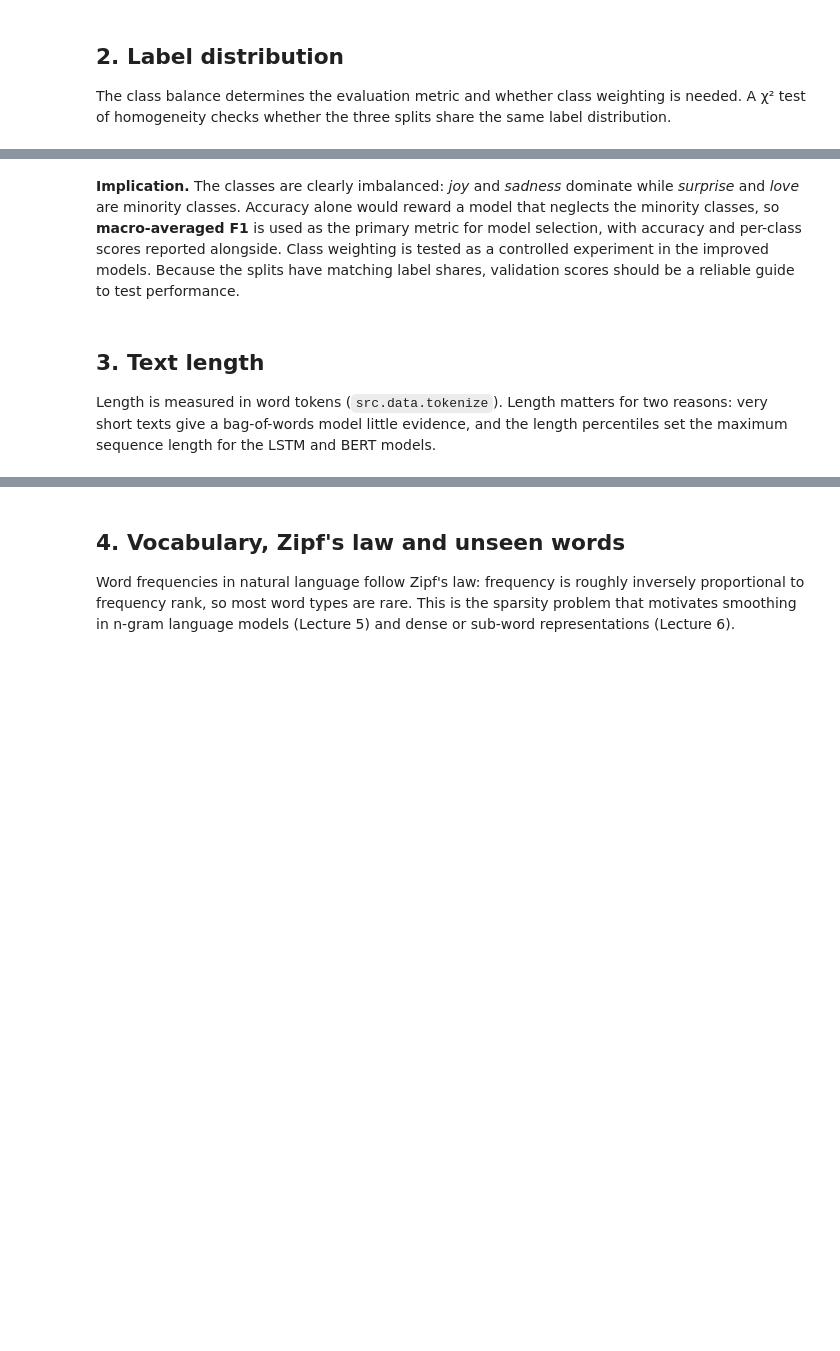
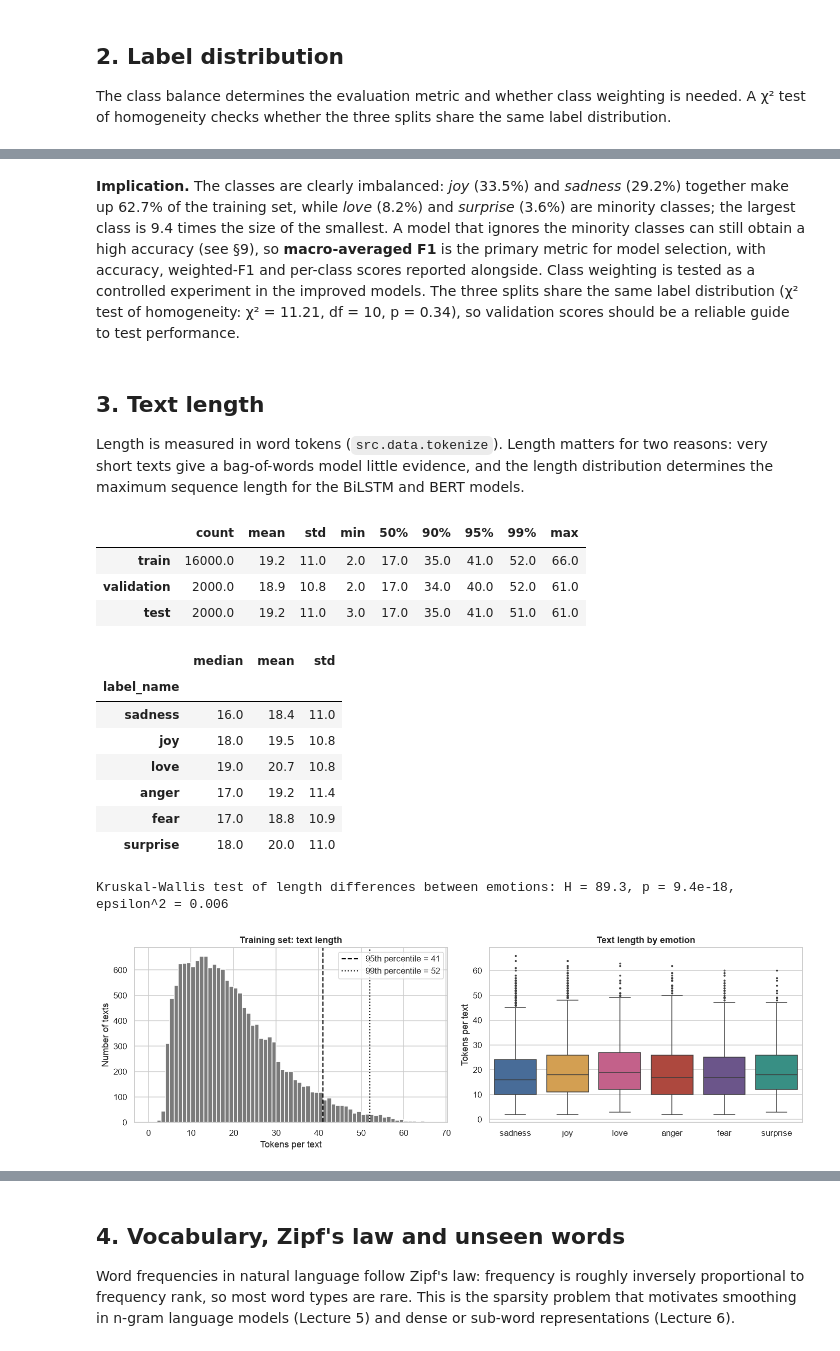
Before and after one commit to Cecile1015/emotion-mirror-cbs4702, a Jupyter notebook: notebooks/01_eda.ipynb, the cells around one changed output, grey strips where cells are left out. Cells and saved outputs as stored; diff of their text form; code cells hidden in the pictures; blank space fills up the shorter version.

Commit message:
EDA: revise implications, add slice analysis, fix confusion-matrix grid

```diff
--- a/notebooks/01_eda.ipynb
+++ b/notebooks/01_eda.ipynb
@@ -122,39 +151,55 @@ plt.show()
 # %% [markdown]
-**Implication.** The classes are clearly imbalanced: *joy* and *sadness* dominate while *surprise* and *love* are minority classes. Accuracy alone would reward a model that neglects the minority classes, so **macro-averaged F1** is used as the primary metric for model selection, with accuracy and per-class scores reported alongside. Class weighting is tested as a controlled experiment in the improved models. Because the splits have matching label shares, validation scores should be a reliable guide to test performance.
+**Implication.** The classes are clearly imbalanced: *joy* (33.5%) and *sadness* (29.2%) together make up 62.7% of the training set, while *love* (8.2%) and *surprise* (3.6%) are minority classes; the largest class is 9.4 times the size of the smallest. A model that ignores the minority classes can still obtain a high accuracy (see §9), so **macro-averaged F1** is the primary metric for model selection, with accuracy, weighted-F1 and per-class scores reported alongside. Class weighting is tested as a controlled experiment in the improved models. The three splits share the same label distribution (χ² test of homogeneity: χ² = 11.21, df = 10, p = 0.34), so validation scores should be a reliable guide to test performance.
 # %% [markdown]
 ## 3. Text length
 
-Length is measured in word tokens (`src.data.tokenize`). Length matters for two reasons: very short texts give a bag-of-words model little evidence, and the length percentiles set the maximum sequence length for the LSTM and BERT models.
+Length is measured in word tokens (`src.data.tokenize`). Length matters for two reasons: very short texts give a bag-of-words model little evidence, and the length distribution determines the maximum sequence length for the BiLSTM and BERT models.
 # %%
 for df in splits.values():
     df["n_tokens"] = df["text"].map(lambda t: len(tokenize(t)))
 
 length_stats = pd.DataFrame({name: df["n_tokens"].describe(percentiles=[0.5, 0.9, 0.95, 0.99]) for name, df in splits.items()}).T
 display(length_stats.round(1))
 
 by_class = train.groupby("label_name")["n_tokens"].agg(["median", "mean", "std"]).reindex(LABELS)
 display(by_class.round(1))
 
 h_stat, h_p = kruskal(*[train.loc[train["label_name"] == c, "n_tokens"] for c in LABELS])
-print(f"Kruskal-Wallis test of length differences between emotions: H = {h_stat:.1f}, p = {h_p:.2g}")
+eps_sq = h_stat / (len(train) - 1)  # epsilon-squared effect size for the Kruskal-Wallis H statistic
+print(f"Kruskal-Wallis test of length differences between emotions: H = {h_stat:.1f}, p = {h_p:.2g}, epsilon^2 = {eps_sq:.3f}")
 
 p95, p99 = np.percentile(train["n_tokens"], [95, 99])
 fig, axes = plt.subplots(1, 2, figsize=(13, 4.2))
 ax = axes[0]
 ax.hist(train["n_tokens"], bins=range(0, int(train["n_tokens"].max()) + 2), color="#7A7A7A", edgecolor="white")
 for value, style, label in [(p95, "--", "95th percentile"), (p99, ":", "99th percentile")]:
     ax.axvline(value, color="black", linestyle=style, label=f"{label} = {value:.0f}")
 ax.set_xlabel("Tokens per text")
 ax.set_ylabel("Number of texts")
 ax.set_title("Training set: text length")
 ax.legend(loc="upper right")
 
 ax = axes[1]
 sns.boxplot(data=train, x="label_name", y="n_tokens", order=LABELS, hue="label_name",
             palette=EMOTION_COLORS, legend=False, fliersize=1.5, ax=ax)
 ax.set_xlabel("")
 ax.set_ylabel("Tokens per text")
 ax.set_title("Text length by emotion")
 fig.tight_layout()
 savefig(fig, "eda_text_length.png")
 plt.show()
+# %% [output]
+|  | count | mean | std | min | 50% | 90% | 95% | 99% | max |
+| train | 16000.0 | 19.2 | 11.0 | 2.0 | 17.0 | 35.0 | 41.0 | 52.0 | 66.0 |
+| validation | 2000.0 | 18.9 | 10.8 | 2.0 | 17.0 | 34.0 | 40.0 | 52.0 | 61.0 |
+| test | 2000.0 | 19.2 | 11.0 | 3.0 | 17.0 | 35.0 | 41.0 | 51.0 | 61.0 |
+|  | median | mean | std |
+| label_name |  |  |  |
+| sadness | 16.0 | 18.4 | 11.0 |
+| joy | 18.0 | 19.5 | 10.8 |
+| love | 19.0 | 20.7 | 10.8 |
+| anger | 17.0 | 19.2 | 11.4 |
+| fear | 17.0 | 18.8 | 10.9 |
+| surprise | 18.0 | 20.0 | 11.0 |
+Kruskal-Wallis test of length differences between emotions: H = 89.3, p = 9.4e-18, epsilon^2 = 0.006
+[figure, added]
```
Also changed, not shown: parts of 27 cells of this notebook, 20 other files.
